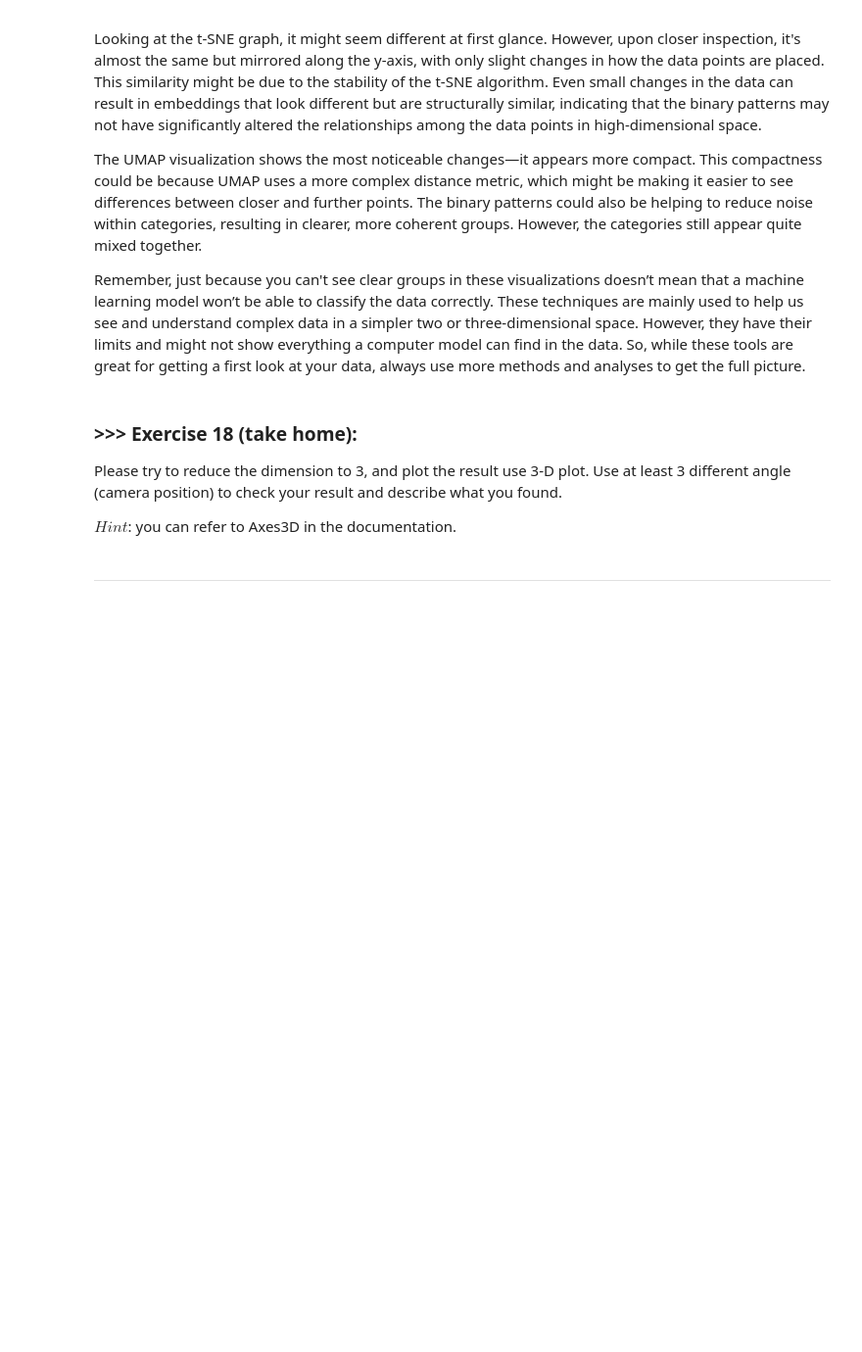
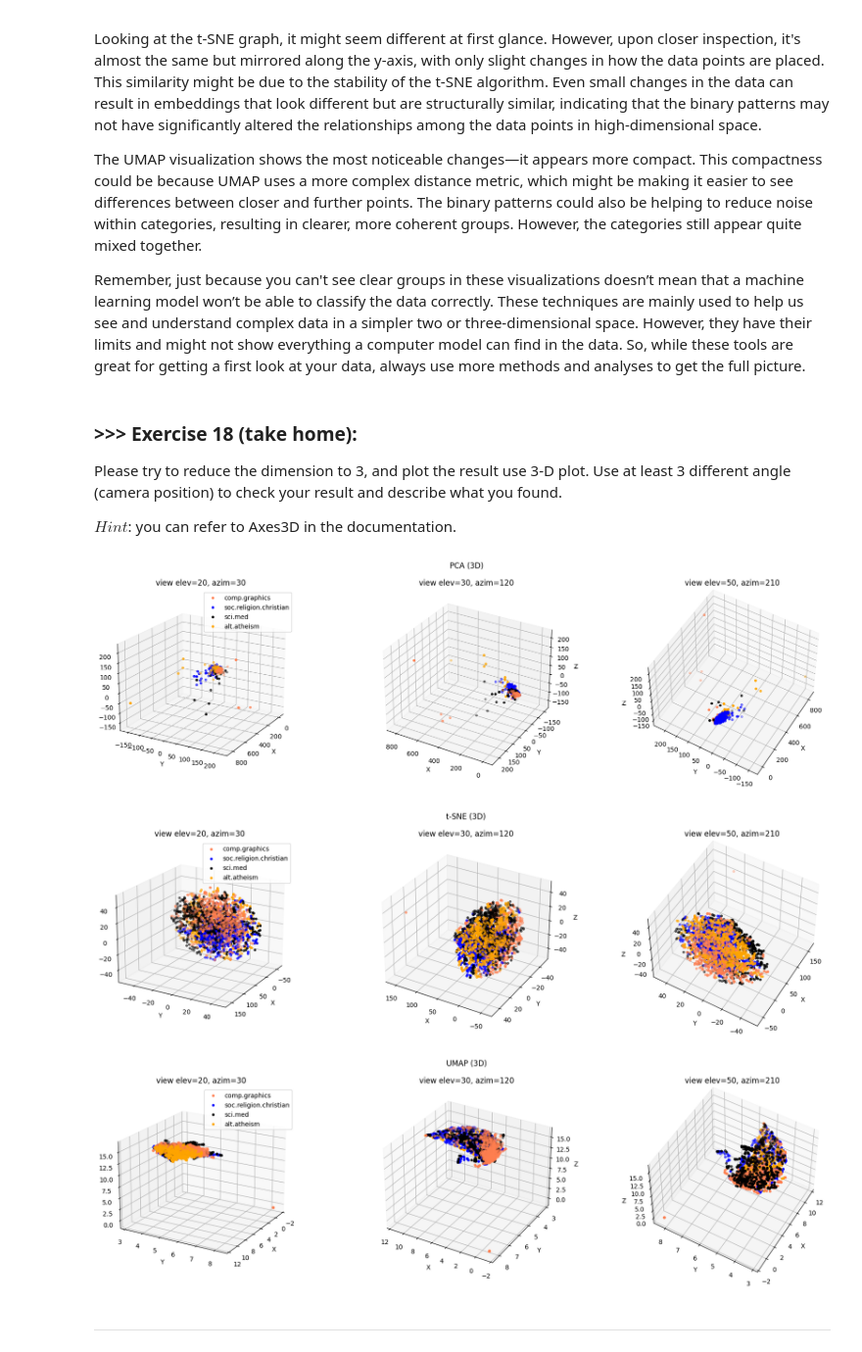
Before and after one commit to bbswei/DM2025-Lab1-Exercise, a Jupyter notebook: DM2025-Lab1-Master.ipynb, the cells around one changed output. Shown at 98% size. Drawn from its saved outputs; the diff is of its cells as text; code cells hidden in the pictures; blank space fills up the shorter version.

```diff
--- a/DM2025-Lab1-Master.ipynb
+++ b/DM2025-Lab1-Master.ipynb
@@ -2218,3 +2216,42 @@ $Hint$: you can refer to Axes3D in the documentation.
+# %%
+#Answer Here
+X_pca_aug_3d  = PCA(n_components=3).fit_transform(augmented_df.values)
+X_tsne_aug_3d = TSNE(n_components=3).fit_transform(augmented_df.values)
+X_umap_aug_3d = umap.UMAP(n_components=3).fit_transform(augmented_df.values)
+# %%
+col = ['coral', 'blue', 'black', 'orange']
+categories = X['category_name'].unique()
+
+cat_to_idx = {cat: np.where(X['category_name'].values == cat)[0] for cat in categories}
+
+def scatter3d(ax, emb3d, title):
+    for c, cat in zip(col, categories):
+        idx = cat_to_idx[cat]
+        ax.scatter(emb3d[idx, 0], emb3d[idx, 1], emb3d[idx, 2], c=c, s=10, label=cat)
+    ax.set_title(title)
+    ax.set_xlabel('X')
+    ax.set_ylabel('Y')
+    ax.set_zlabel('Z')
+
+# (elev, azim)
+views = [(20, 30), (30, 120), (50, 210)]
+for name, emb in [('PCA (3D)', X_pca_aug_3d),
+                  ('t-SNE (3D)', X_tsne_aug_3d),
+                  ('UMAP (3D)', X_umap_aug_3d)]:
+    fig = plt.figure(figsize=(18, 5))
+    fig.suptitle(name)
+    for i, (elev, azim) in enumerate(views, start=1):
+        ax = fig.add_subplot(1, 3, i, projection='3d')
+        scatter3d(ax, emb, f'view elev={elev}, azim={azim}')
+        ax.view_init(elev=elev, azim=azim)
+        if i == 1:
+            ax.legend(loc='upper right')
+    plt.tight_layout()
+    plt.show()
+# %% [output]
+[figure, added]
+[figure, added]
+[figure, added]
 # %% [markdown]
 ---
 # %% [markdown]
```
Also changed, not shown: parts of 25 cells of this notebook, 3 other files.
